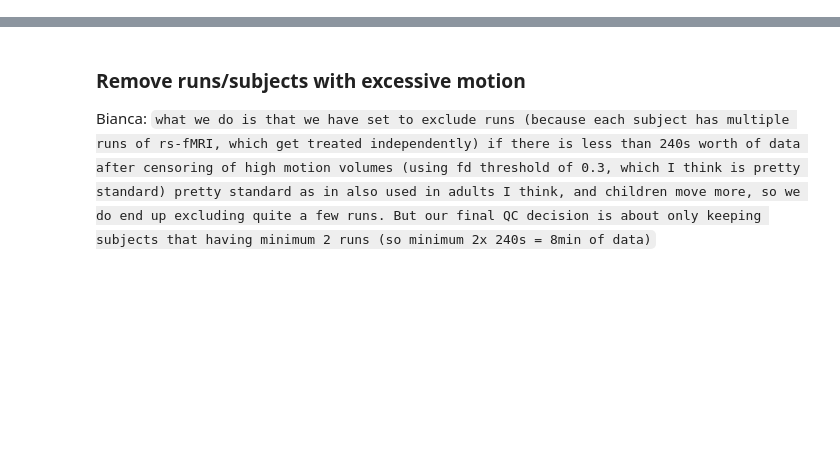
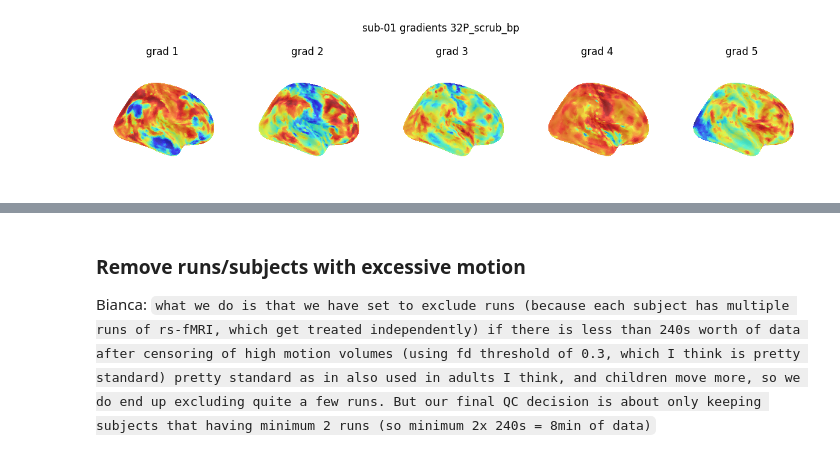
Before and after one commit to mrenke/parietal_patterns, a Jupyter notebook: gradients_noHalo/tryRemoveHalo_01.ipynb, the cells around one changed output, grey strips where cells are left out. Cells and saved outputs as stored; diff of their text form; code cells hidden in the pictures; blank space fills up the shorter version.

```diff
--- a/gradients_noHalo/tryRemoveHalo_01.ipynb
+++ b/gradients_noHalo/tryRemoveHalo_01.ipynb
@@ -99,6 +125,6 @@ def cleanTS(sub, ses =1, task ='magjudge',runs = range(1, 7),space = 'fsaverage5
         clean_ts_runs = np.append(clean_ts_runs, clean_ts, axis=1)
     return clean_ts_runs
 # %%
-sub = '02'
+sub = '01'
 clean_ts = cleanTS(sub, bids_folder=bids_folder_base, scrubbing=scrubbing, fmriprep_confounds_include=fmriprep_confounds_include)
 # %% [output]
@@ -193,2 +218,8 @@ finished sub-02 ses-1 task-magjudge conf-kate2_scrub: gradients saved
+# %%
+confspec = '32P_scrub_bp' # 'kate2'
+grad = np.load(op.join(target_dir,f'sub-{sub}_ses-{ses}_task-{task}_{spec}_space-fsaverag5_n10_{confspec}.npy'))
+plot_grads(-grad, sub, spec, confspec)
+# %% [output]
+[figure, added]
 # %%
 from utils import plot_grads
```
Also changed, not shown: parts of 12 cells of this notebook, 7 other files.
